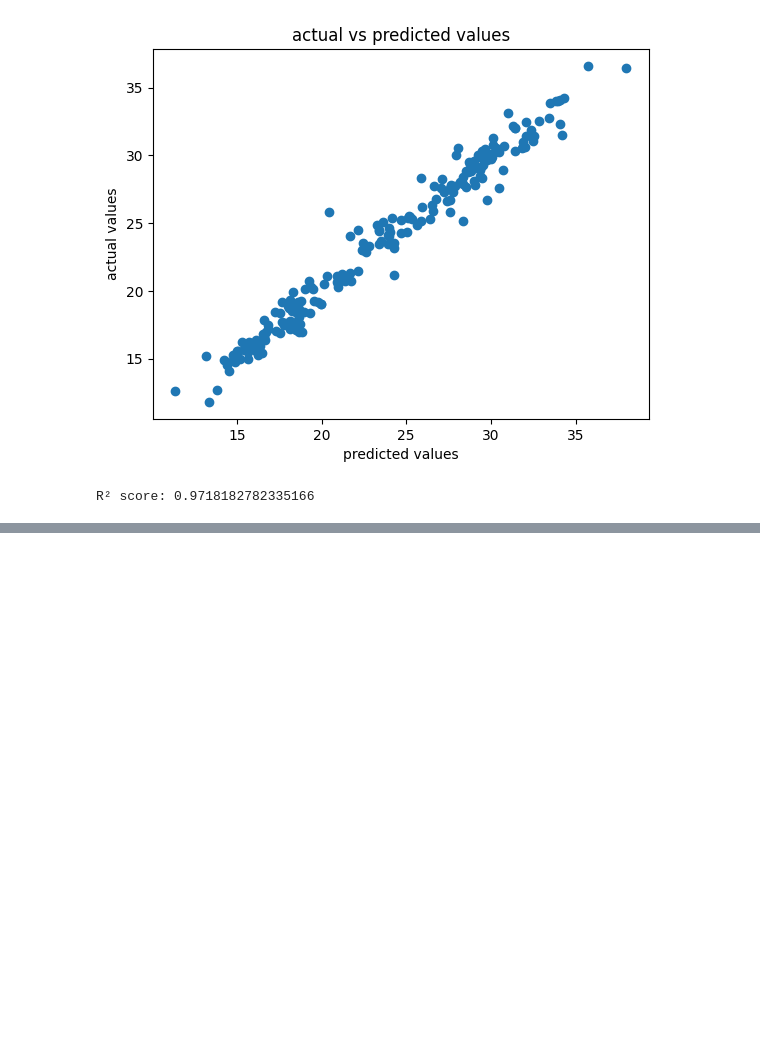
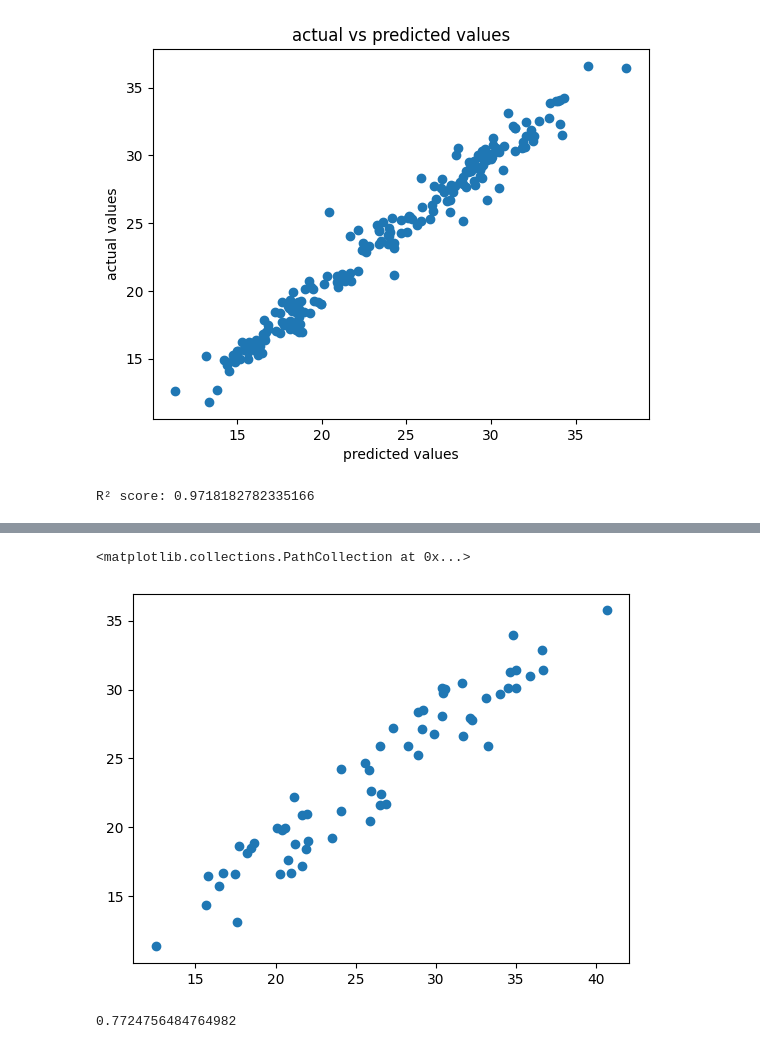
Before and after one commit to eliannemejia/OpenPort, a Jupyter notebook: datasets/raw-datasets/social_API.ipynb, the cells around one changed output, grey strips where cells are left out. Saved outputs shown, nothing was run; the diff lists cells and outputs as text; code cells hidden in the pictures; blank space fills up the shorter version.

```diff
--- a/datasets/raw-datasets/social_API.ipynb
+++ b/datasets/raw-datasets/social_API.ipynb
@@ -318,0 +351,34 @@ R² score: 0.9718182782335166
+# %%
+last_two = final_df.groupby('Countries', group_keys=False).apply(lambda grp: grp.tail(2))
+df_last = last_two.groupby('Countries', group_keys=False).apply(lambda grp: grp.tail(1))
+df_second_last = last_two.groupby('Countries', group_keys=False).apply(lambda grp: grp.head(1))
+rest_idx = final_df.index.difference(df_last.index.union(df_second_last.index))
+df_rest = final_df.loc[rest_idx]
+# %%
+import numpy as np
+from sklearn.preprocessing import OneHotEncoder
+
+
+encoder = OneHotEncoder(sparse_output=False, handle_unknown='ignore')
+X_rest_cat = encoder.fit_transform(df_rest[['Countries']])
+
+
+X_rest_num = df_rest.drop(columns=['y','Countries']).to_numpy()
+
+
+X_rest = np.hstack([X_rest_cat, X_rest_num])
+
+
+y_rest = df_rest['y'].to_numpy()
+
+
+X_last_cat = encoder.transform(last_two[['Countries']])
+X_last_num = last_two.drop(columns=['y','Countries']).to_numpy()
+X_last = np.hstack([X_last_cat, X_last_num])
+y_last = last_two['y'].to_numpy()
+
+
+# X_second_cat = encoder.transform(df_second_last[['Countries']])
+# X_second_num = df_second_last.drop(columns=['y','Countries']).to_numpy()
+# X_second_last = np.hstack([X_second_num, X_second_cat])
+# y_second_last = df_second_last['y'].to_numpy()
@@ -318,0 +395,4 @@ R² score: 0.9718182782335166
+# %%
+XtXinv = np.linalg.inv(np.matmul(X_rest.T, X_rest))
+m = np.matmul(XtXinv, np.matmul(X_rest.T, y_rest))
+m
@@ -318,0 +408,3 @@ R² score: 0.9718182782335166
+# %%
+test1= np.matmul(X_last, m)
+print(test1)
@@ -318,0 +423,9 @@ R² score: 0.9718182782335166
+# %%
+plt.scatter(test1, y_last)
+# %% [output]
+<matplotlib.collections.PathCollection at 0x...>
+[figure, added]
+# %%
+r2_score(test1, y_last)
+# %% [output]
+0.7724756484764982
```
Also changed, not shown: parts of 9 cells of this notebook, 2 other files.
